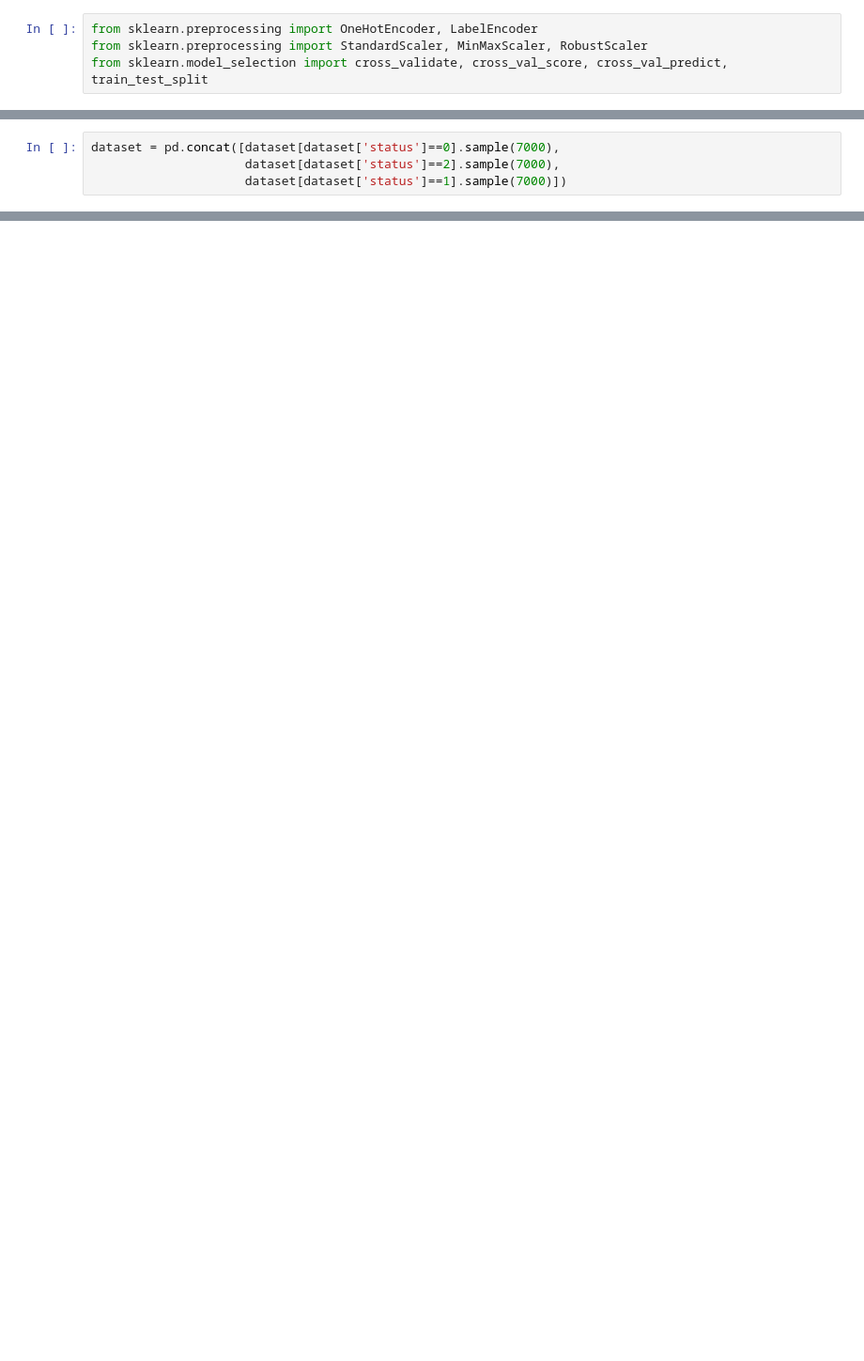
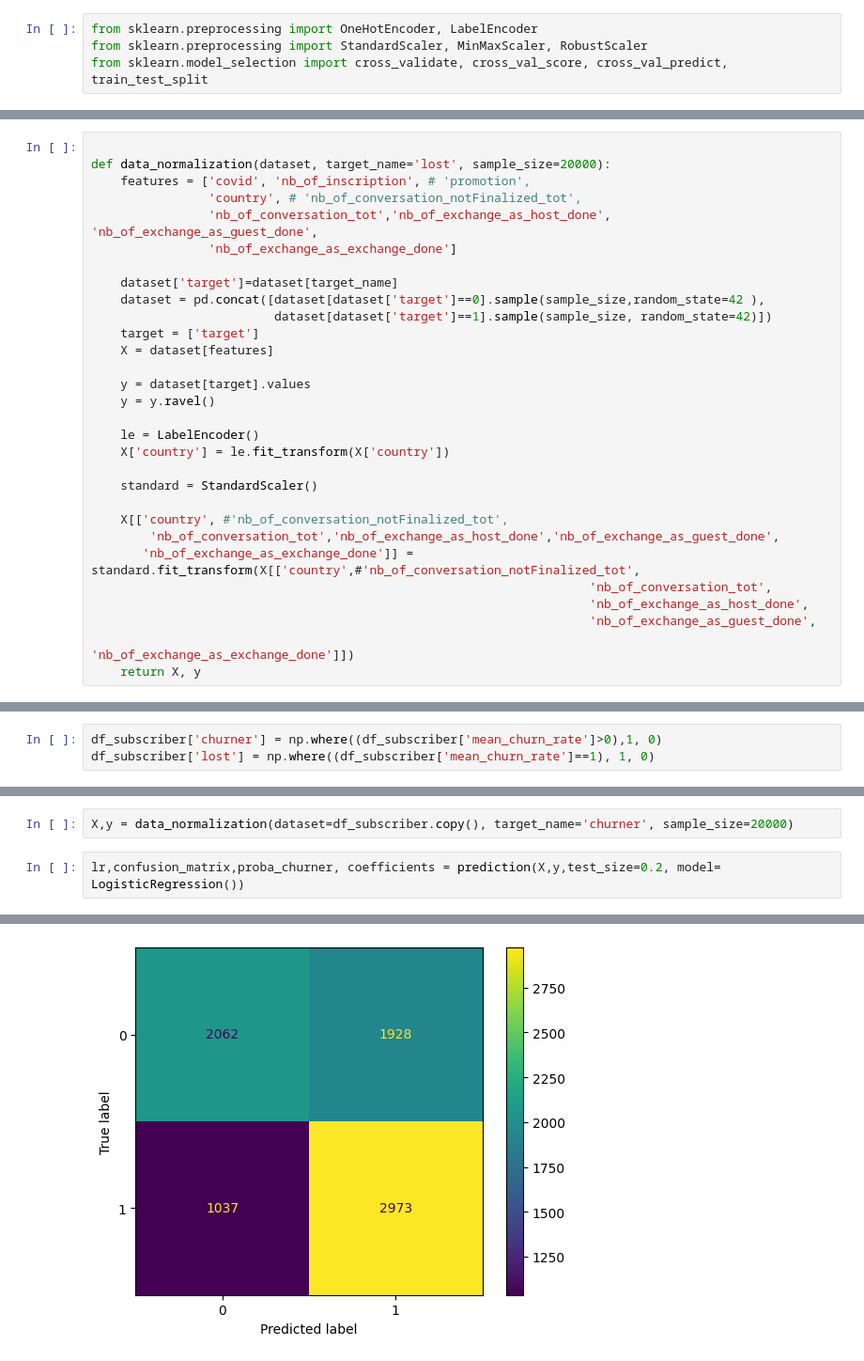
Before and after one commit to ctherreau/HomeExchange, a Jupyter notebook: ChurnPrediction.ipynb, the cells around one changed output, grey strips where cells are left out. Shown at 94% size. Saved outputs shown, nothing was run; the diff lists cells and outputs as text; blank space fills up the shorter version.

```diff
--- a/ChurnPrediction.ipynb
+++ b/ChurnPrediction.ipynb
@@ -437,4 +17,0 @@ Name: status, dtype: int64
-# %%
-dataset = pd.concat([dataset[dataset['status']==0].sample(7000),
-                     dataset[dataset['status']==2].sample(7000),
-                     dataset[dataset['status']==1].sample(7000)])
@@ -518,0 +58,30 @@ plot_model(best_model_tuned , plot='feature')
+# %%
+
+def data_normalization(dataset, target_name='lost', sample_size=20000):
+    features = ['covid', 'nb_of_inscription', # 'promotion',
+                'country', # 'nb_of_conversation_notFinalized_tot',
+                'nb_of_conversation_tot','nb_of_exchange_as_host_done', 'nb_of_exchange_as_guest_done',
+                'nb_of_exchange_as_exchange_done']
+
+    dataset['target']=dataset[target_name]
+    dataset = pd.concat([dataset[dataset['target']==0].sample(sample_size,random_state=42 ),
+                         dataset[dataset['target']==1].sample(sample_size, random_state=42)])
+    target = ['target']
+    X = dataset[features]
+
+    y = dataset[target].values
+    y = y.ravel()
+
+    le = LabelEncoder()
+    X['country'] = le.fit_transform(X['country'])
+
+    standard = StandardScaler()
+
+    X[['country', #'nb_of_conversation_notFinalized_tot',
+        'nb_of_conversation_tot','nb_of_exchange_as_host_done','nb_of_exchange_as_guest_done',
+       'nb_of_exchange_as_exchange_done']] = standard.fit_transform(X[['country',#'nb_of_conversation_notFinalized_tot',
+                                                                    'nb_of_conversation_tot',
+                                                                    'nb_of_exchange_as_host_done',
+                                                                    'nb_of_exchange_as_guest_done',
+                                                                    'nb_of_exchange_as_exchange_done']])
+    return X, y
@@ -518,0 +167,3 @@ plot_model(best_model_tuned , plot='feature')
+# %%
+df_subscriber['churner'] = np.where((df_subscriber['mean_churn_rate']>0),1, 0)
+df_subscriber['lost'] = np.where((df_subscriber['mean_churn_rate']==1), 1, 0)
@@ -518,0 +192,5 @@ plot_model(best_model_tuned , plot='feature')
+# %%
+X,y = data_normalization(dataset=df_subscriber.copy(), target_name='churner', sample_size=20000)
+# %%
+lr,confusion_matrix,proba_churner, coefficients = prediction(X,y,test_size=0.2, model= LogisticRegression())
+# %% [output]
@@ -518,0 +201 @@ plot_model(best_model_tuned , plot='feature')
+[figure, added]
```
Also changed, not shown: parts of 67 cells of this notebook, 8 other files.
